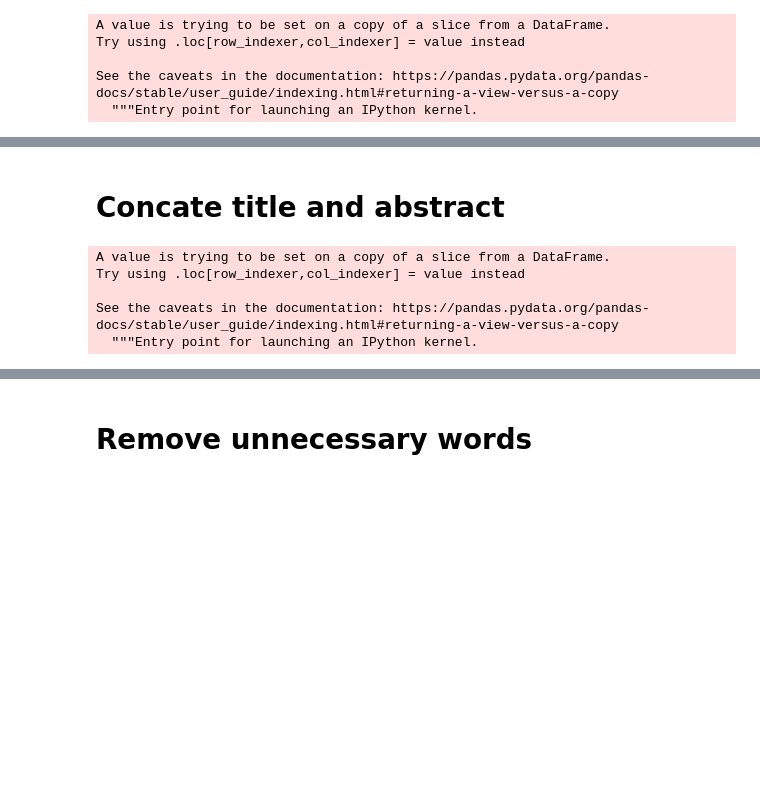
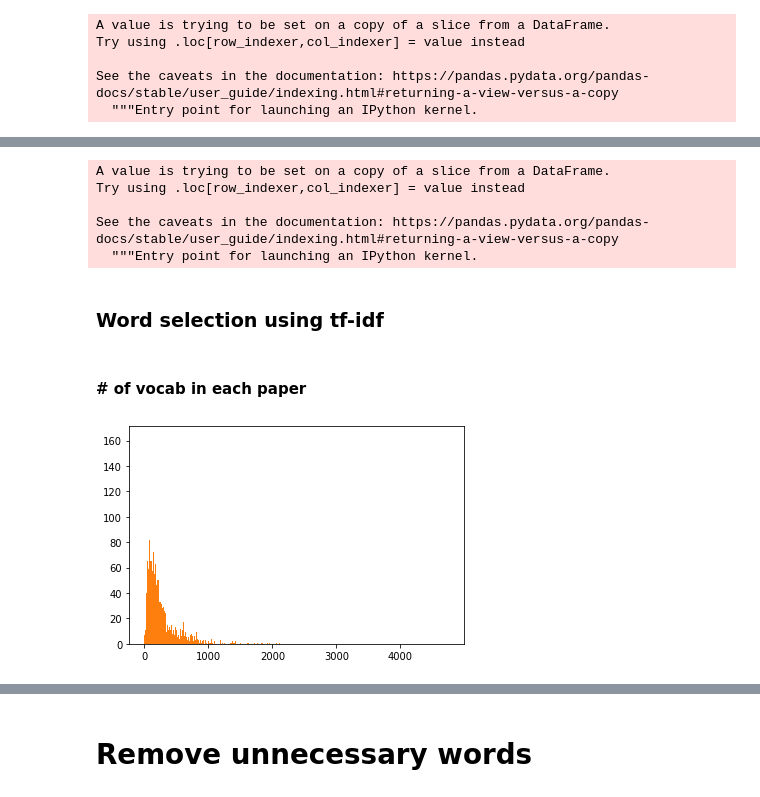
Before and after one commit to MunjungKim/report2vec, a Jupyter notebook: Analysis/1-test-parsing.ipynb, the cells around one changed output, grey strips where cells are left out. Cells and saved outputs as stored; diff of their text form; code cells hidden in the pictures; blank space fills up the shorter version.

```diff
--- a/Analysis/1-test-parsing.ipynb
+++ b/Analysis/1-test-parsing.ipynb
@@ -55,0 +143,6 @@ report_2018[report_2018['Abstract'].isna()].head()
+# %%
+report_2018['Abstract']= report_2018['Abstract'].apply(lambda x: re.sub('_x000D_', ' ', x))
+report_2018['Abstract']= report_2018['Abstract'].apply(lambda x: re.sub('\n', ' ', x))
+report_2018['Abstract']= report_2018['Abstract'].apply(lambda x: re.sub('[^A-Za-z0-9가-힣]', ' ', x))
+# %%
+report_2018 = report_2018[~report_2018['Abstract'].str.isspace()]
@@ -197,5 +290,3 @@ report_2018
-# %% [markdown]
-# Concate title and abstract
 # %%
 report_2018['Total'] = report_2018['Title'] + report_2018['Abstract']
 # %% [output]
@@ -204,3 +295,14 @@ Try using .loc[row_indexer,col_indexer] = value instead
 
 See the caveats in the documentation: https://pandas.pydata.org/pandas-docs/stable/user_guide/indexing.html#returning-a-view-versus-a-copy
   """Entry point for launching an IPython kernel.
+# %% [markdown]
+### Word selection using tf-idf
+# %% [markdown]
+#### # of vocab in each paper
+# %%
+vocab_freq = [len(x) for x in report_2018['Total']]
+# %%
+x = plt.hist(vocab_freq,bins=4569)[0][:100]
+y = plt.hist(vocab_freq,bins=4569)[1][:100]
+# %% [output]
+[figure, added]
```
Also changed, not shown: parts of 60 cells of this notebook.
